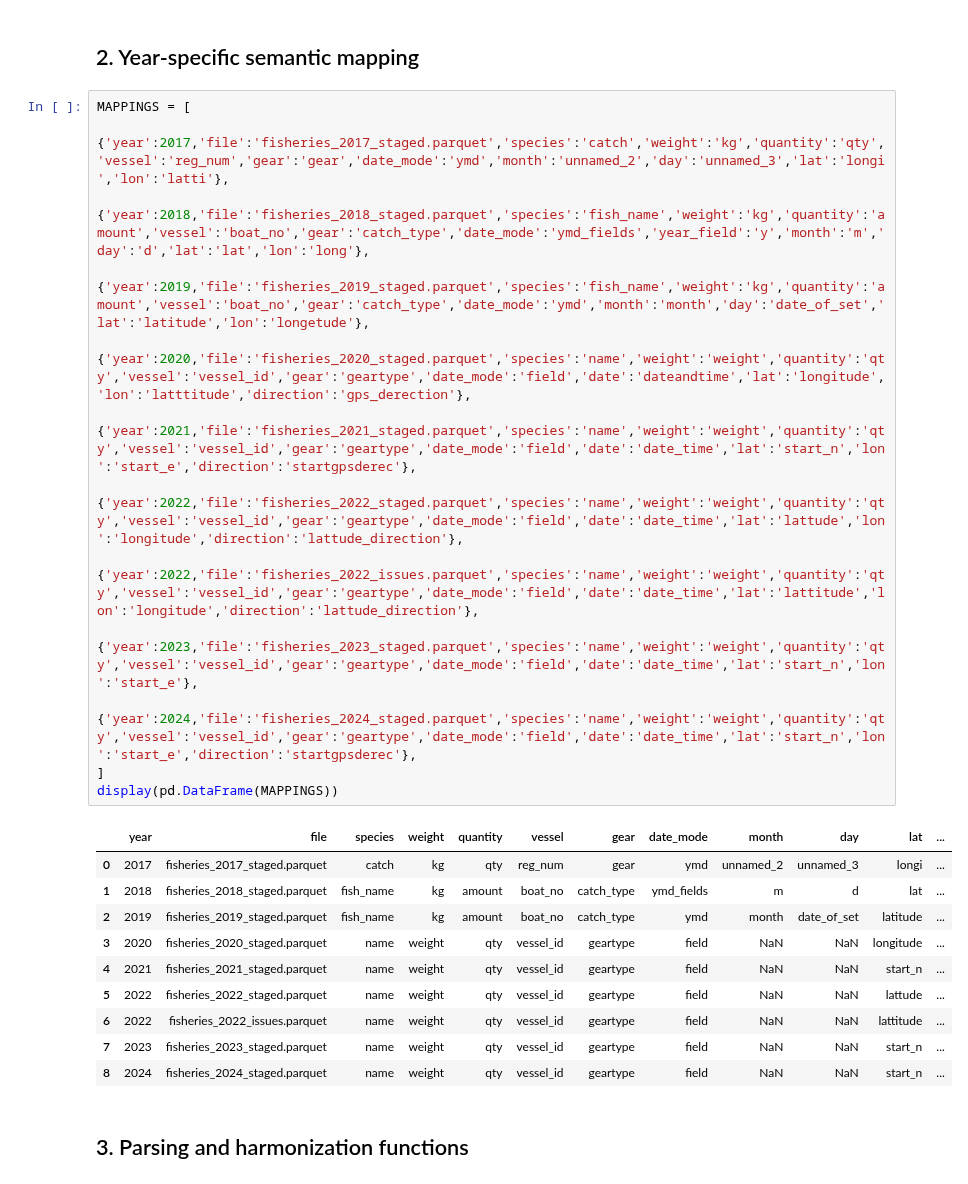
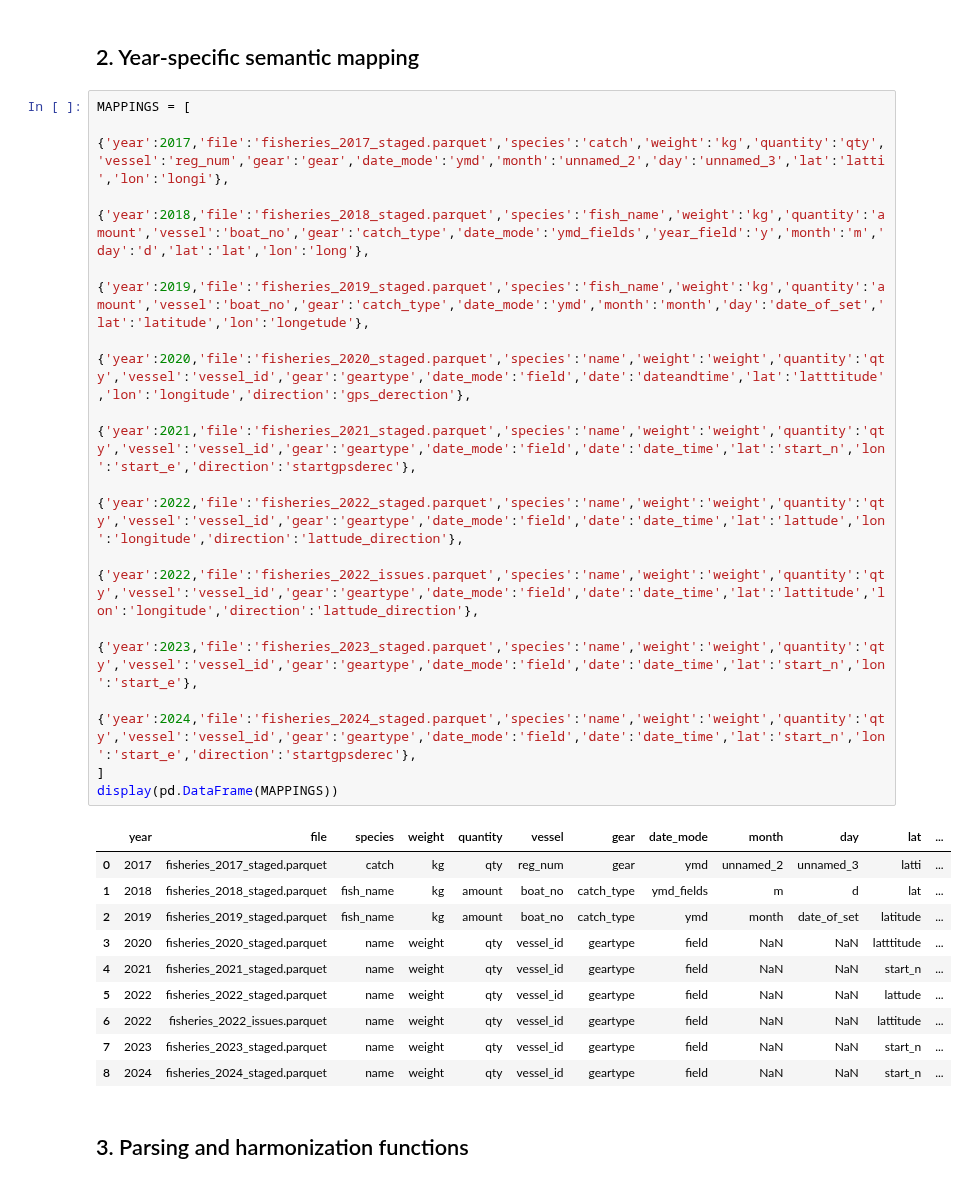
Before and after one commit to uvindu827/J26-DS-350, a Jupyter notebook: component - 3/Notebooks/02b_semantic_harmonization.ipynb, the cells around one changed output. Drawn from its saved outputs; the diff is of its cells as text.

```diff
--- a/component - 3/Notebooks/02b_semantic_harmonization.ipynb
+++ b/component - 3/Notebooks/02b_semantic_harmonization.ipynb
@@ -72,23 +77,23 @@ Interim input: /content/drive/MyDrive/FishGuard-C3/data/interim
 ## 2. Year-specific semantic mapping
 # %%
 MAPPINGS = [
- {'year':2017,'file':'fisheries_2017_staged.parquet','species':'catch','weight':'kg','quantity':'qty','vessel':'reg_num','gear':'gear','date_mode':'ymd','month':'unnamed_2','day':'unnamed_3','lat':'longi','lon':'latti'},
+ {'year':2017,'file':'fisheries_2017_staged.parquet','species':'catch','weight':'kg','quantity':'qty','vessel':'reg_num','gear':'gear','date_mode':'ymd','month':'unnamed_2','day':'unnamed_3','lat':'latti','lon':'longi'},
  {'year':2018,'file':'fisheries_2018_staged.parquet','species':'fish_name','weight':'kg','quantity':'amount','vessel':'boat_no','gear':'catch_type','date_mode':'ymd_fields','year_field':'y','month':'m','day':'d','lat':'lat','lon':'long'},
  {'year':2019,'file':'fisheries_2019_staged.parquet','species':'fish_name','weight':'kg','quantity':'amount','vessel':'boat_no','gear':'catch_type','date_mode':'ymd','month':'month','day':'date_of_set','lat':'latitude','lon':'longetude'},
- {'year':2020,'file':'fisheries_2020_staged.parquet','species':'name','weight':'weight','quantity':'qty','vessel':'vessel_id','gear':'geartype','date_mode':'field','date':'dateandtime','lat':'longitude','lon':'latttitude','direction':'gps_derection'},
+ {'year':2020,'file':'fisheries_2020_staged.parquet','species':'name','weight':'weight','quantity':'qty','vessel':'vessel_id','gear':'geartype','date_mode':'field','date':'dateandtime','lat':'latttitude','lon':'longitude','direction':'gps_derection'},
  {'year':2021,'file':'fisheries_2021_staged.parquet','species':'name','weight':'weight','quantity':'qty','vessel':'vessel_id','gear':'geartype','date_mode':'field','date':'date_time','lat':'start_n','lon':'start_e','direction':'startgpsderec'},
  {'year':2022,'file':'fisheries_2022_staged.parquet','species':'name','weight':'weight','quantity':'qty','vessel':'vessel_id','gear':'geartype','date_mode':'field','date':'date_time','lat':'lattude','lon':'longitude','direction':'lattude_direction'},
  {'year':2022,'file':'fisheries_2022_issues.parquet','species':'name','weight':'weight','quantity':'qty','vessel':'vessel_id','gear':'geartype','date_mode':'field','date':'date_time','lat':'lattitude','lon':'longitude','direction':'lattude_direction'},
  {'year':2023,'file':'fisheries_2023_staged.parquet','species':'name','weight':'weight','quantity':'qty','vessel':'vessel_id','gear':'geartype','date_mode':'field','date':'date_time','lat':'start_n','lon':'start_e'},
  {'year':2024,'file':'fisheries_2024_staged.parquet','species':'name','weight':'weight','quantity':'qty','vessel':'vessel_id','gear':'geartype','date_mode':'field','date':'date_time','lat':'start_n','lon':'start_e','direction':'startgpsderec'},
 ]
 display(pd.DataFrame(MAPPINGS))
 # %% [output]
 |  | year | file | species | weight | quantity | vessel | gear | date_mode | month | day | lat | ... |
-| 0 | 2017 | fisheries_2017_staged.parquet | catch | kg | qty | reg_num | gear | ymd | unnamed_2 | unnamed_3 | longi | ... |
+| 0 | 2017 | fisheries_2017_staged.parquet | catch | kg | qty | reg_num | gear | ymd | unnamed_2 | unnamed_3 | latti | ... |
 | 1 | 2018 | fisheries_2018_staged.parquet | fish_name | kg | amount | boat_no | catch_type | ymd_fields | m | d | lat | ... |
 | 2 | 2019 | fisheries_2019_staged.parquet | fish_name | kg | amount | boat_no | catch_type | ymd | month | date_of_set | latitude | ... |
-| 3 | 2020 | fisheries_2020_staged.parquet | name | weight | qty | vessel_id | geartype | field | NaN | NaN | longitude | ... |
+| 3 | 2020 | fisheries_2020_staged.parquet | name | weight | qty | vessel_id | geartype | field | NaN | NaN | latttitude | ... |
 | 4 | 2021 | fisheries_2021_staged.parquet | name | weight | qty | vessel_id | geartype | field | NaN | NaN | start_n | ... |
 | 5 | 2022 | fisheries_2022_staged.parquet | name | weight | qty | vessel_id | geartype | field | NaN | NaN | lattude | ... |
 | 6 | 2022 | fisheries_2022_issues.parquet | name | weight | qty | vessel_id | geartype | field | NaN | NaN | lattitude | ... |
```
Also changed, not shown: parts of 8 cells of this notebook, 11 other files.
